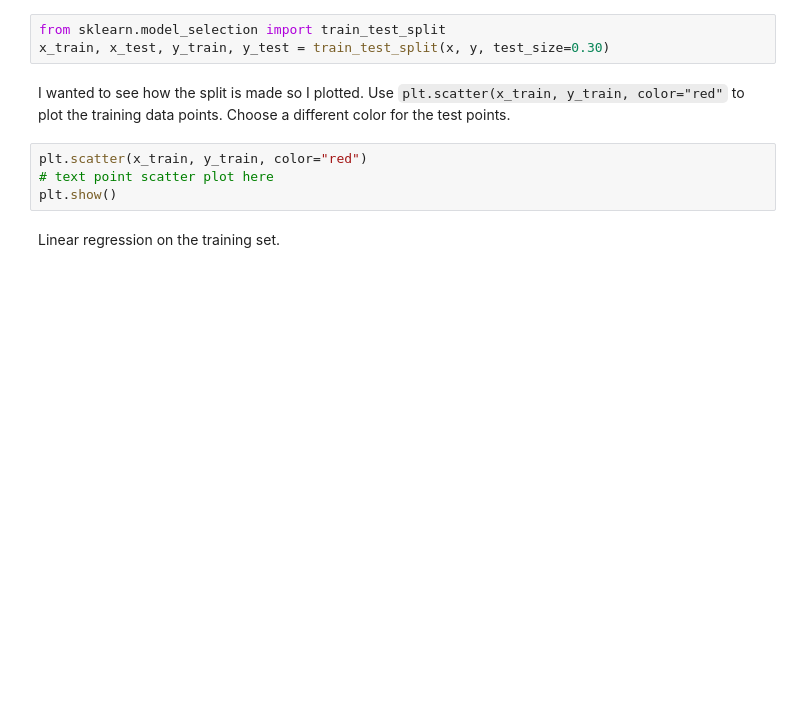
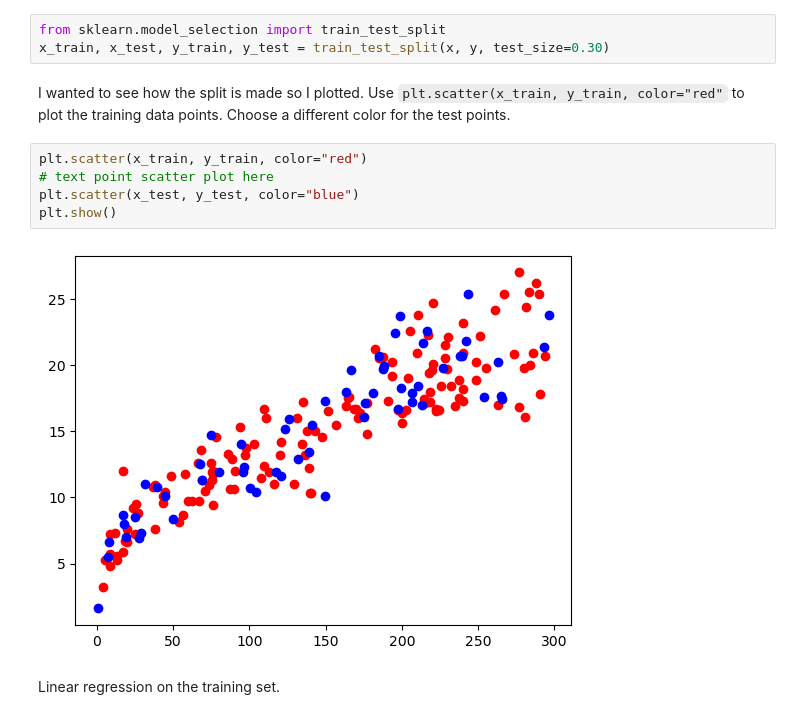
Before and after one commit to Alex-Shane/Gateway-Data-Science, a Jupyter notebook: W2-class1-student-copy.ipynb, the cells around one changed output. Drawn from its saved outputs; the diff is of its cells as text; blank space fills up the shorter version.

```diff
--- a/W2-class1-student-copy.ipynb
+++ b/W2-class1-student-copy.ipynb
@@ -51,7 +89,10 @@ I wanted to see how the split is made so I plotted. Use `plt.scatter(x_train, y_
 # %%
 plt.scatter(x_train, y_train, color="red")
 # text point scatter plot here
+plt.scatter(x_test, y_test, color="blue")
 plt.show()
+# %% [output]
+[figure, added]
 # %% [markdown]
 Linear regression on the training set.
 # %%
```
Also changed, not shown: parts of 9 cells of this notebook, 1 other file.
